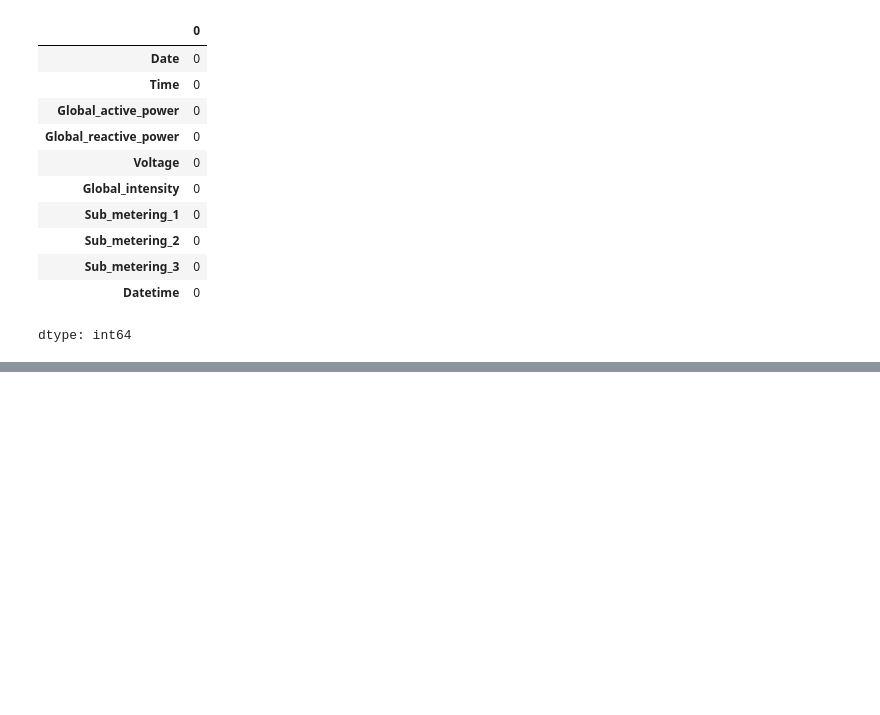
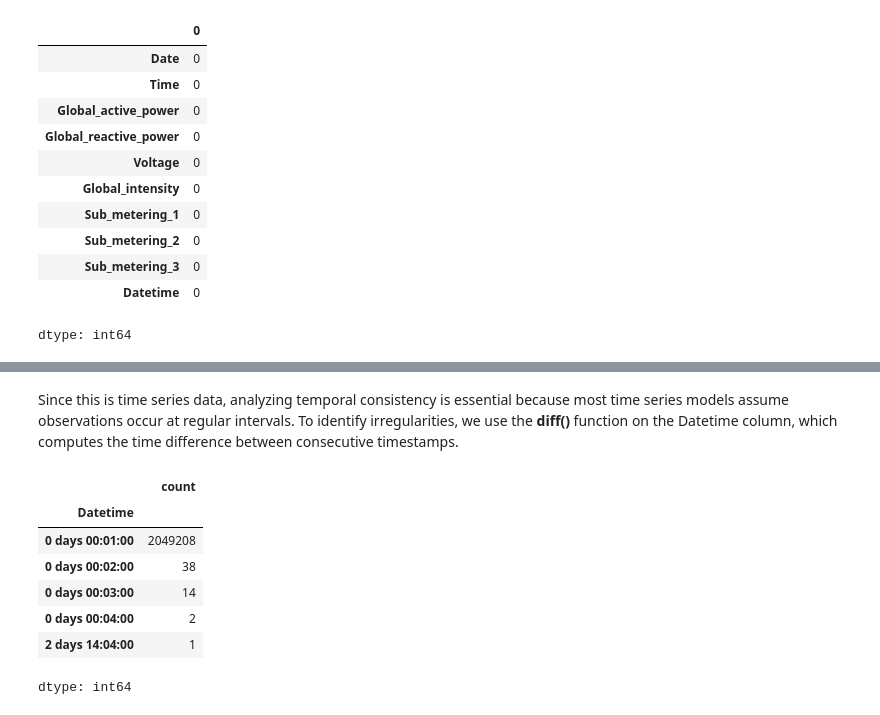
Before and after one commit to Adhi1755/Power-Consumption-Demand-Forecasting, a Jupyter notebook: Mini_Project_on_Demand_Forecasting.ipynb, the cells around one changed output, grey strips where cells are left out. Saved outputs shown, nothing was run; the diff lists cells and outputs as text; code cells hidden in the pictures; blank space fills up the shorter version.

Commit message:
Time gap analysis

```diff
--- a/Mini_Project_on_Demand_Forecasting.ipynb
+++ b/Mini_Project_on_Demand_Forecasting.ipynb
@@ -14,5 +21,5 @@ from sklearn.linear_model import LinearRegression
 # %%
-df = pd.read_csv("/content/Electricity_Data/household_power_consumption.csv")
+df = pd.read_csv("/content/drive/MyDrive/Google Colab/Mini Project/household_power_consumption.csv")
 # %%
 df.head()
 # %% [output]
@@ -174,0 +196,13 @@ dtype: int64
+# %% [markdown]
+Since this is time series data, analyzing temporal consistency is essential because most time series models assume observations occur at regular intervals. To identify irregularities, we use the **diff()** function on the Datetime column, which computes the time difference between consecutive timestamps.
+# %%
+df['Datetime'].diff().value_counts().head()
+# %% [output]
+|  | count |
+| Datetime |  |
+| 0 days 00:01:00 | 2049208 |
+| 0 days 00:02:00 | 38 |
+| 0 days 00:03:00 | 14 |
+| 0 days 00:04:00 | 2 |
+| 2 days 14:04:00 | 1 |
+dtype: int64
```
Also changed, not shown: parts of 11 cells of this notebook.
